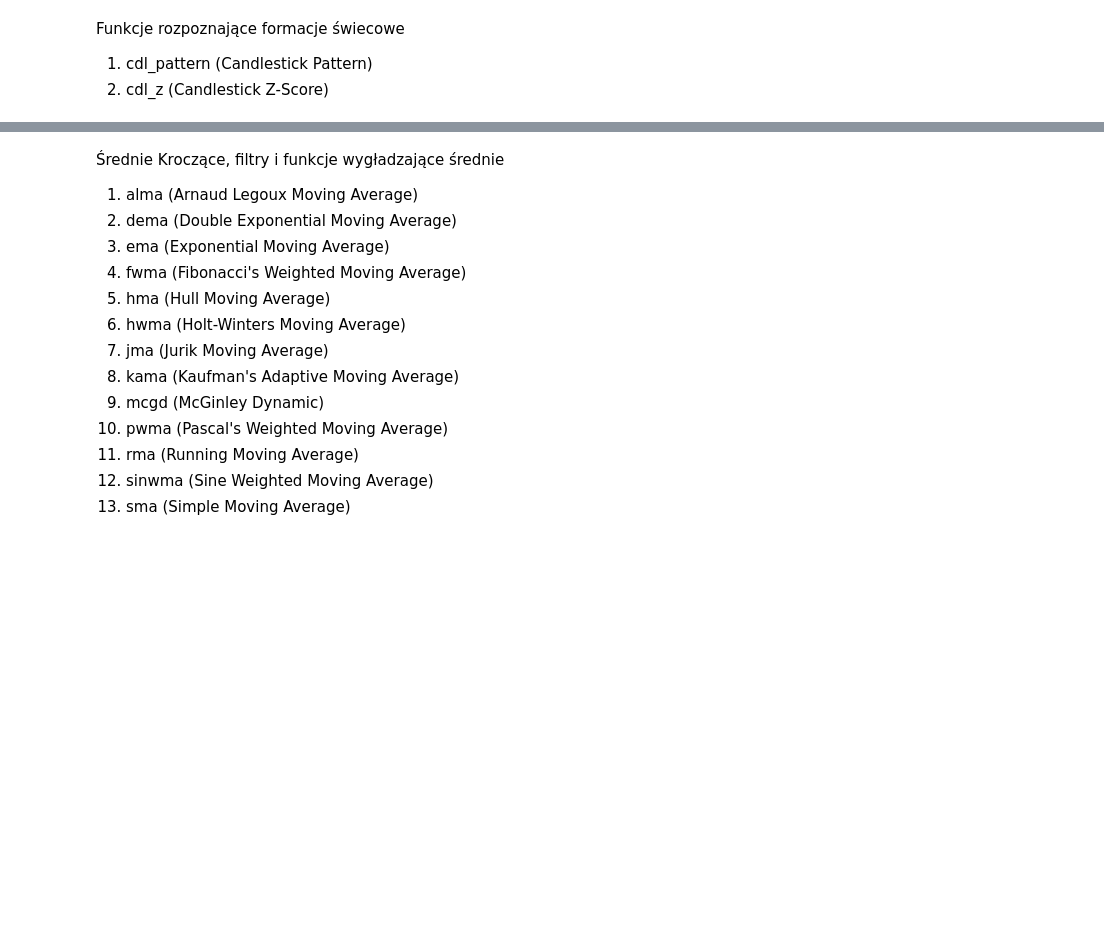
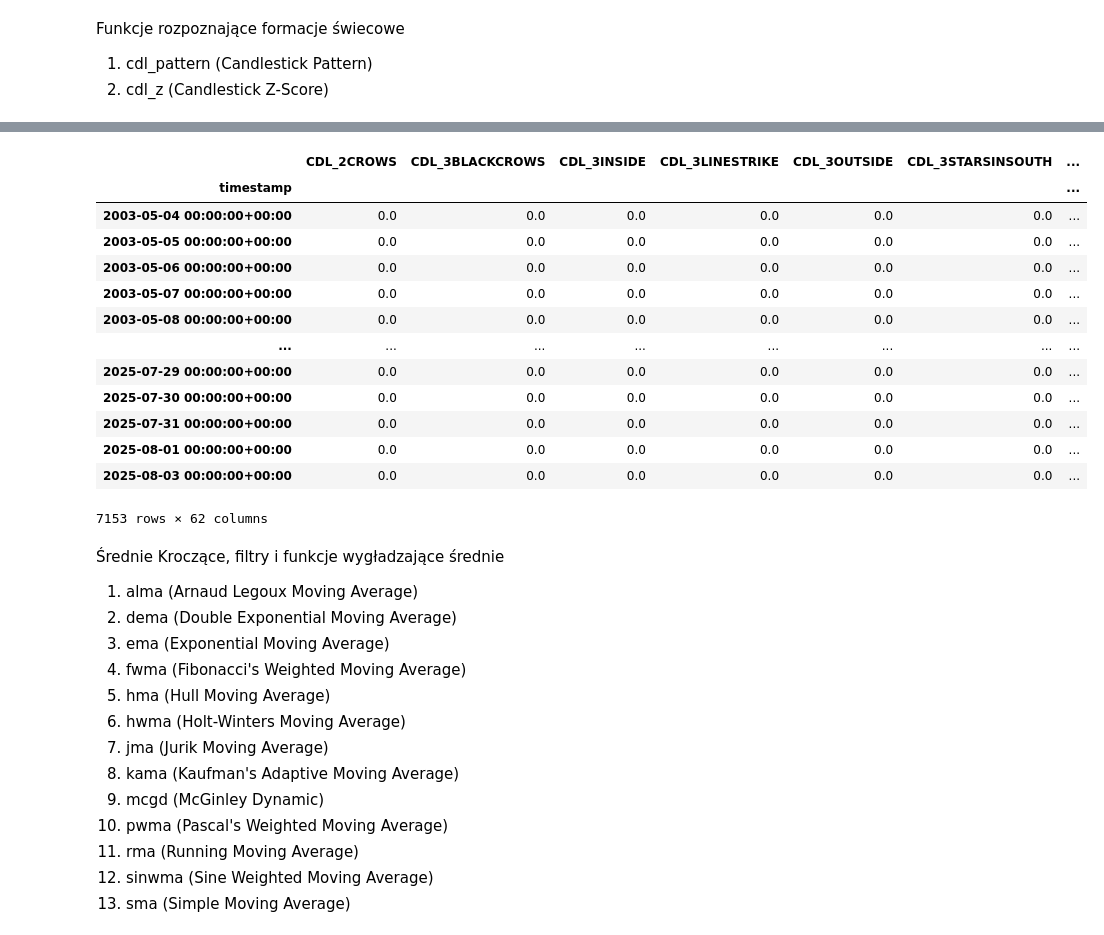
Before and after one commit to MichalTretowski/Trading_model, a Jupyter notebook: Trading.ipynb, the cells around one changed output, grey strips where cells are left out. Cells and saved outputs as stored; diff of their text form; code cells hidden in the pictures; blank space fills up the shorter version.

Commit message:
TA-Lib instalation and first candle patterns recognition function implementation

```diff
--- a/Trading.ipynb
+++ b/Trading.ipynb
@@ -1919,7 +1933,22 @@ help(ta.cdl_pattern)
 # %%
 # 1. Candlestick Pattern, ustawienia standardowe
-# Default Inputs:  <- parametry do modyfikacji
-df.ta.cdl_pattern(append=True)
+# Default Inputs: name='all', scalar=100, offset=0 <- parametry do modyfikacji
+df.ta.cdl_pattern(name="all", append=True)
+# %% [output]
+|  | CDL_2CROWS | CDL_3BLACKCROWS | CDL_3INSIDE | CDL_3LINESTRIKE | CDL_3OUTSIDE | CDL_3STARSINSOUTH | ... |
+| timestamp |  |  |  |  |  |  | ... |
+| 2003-05-04 00:00:00+00:00 | 0.0 | 0.0 | 0.0 | 0.0 | 0.0 | 0.0 | ... |
+| 2003-05-05 00:00:00+00:00 | 0.0 | 0.0 | 0.0 | 0.0 | 0.0 | 0.0 | ... |
+| 2003-05-06 00:00:00+00:00 | 0.0 | 0.0 | 0.0 | 0.0 | 0.0 | 0.0 | ... |
+| 2003-05-07 00:00:00+00:00 | 0.0 | 0.0 | 0.0 | 0.0 | 0.0 | 0.0 | ... |
+| 2003-05-08 00:00:00+00:00 | 0.0 | 0.0 | 0.0 | 0.0 | 0.0 | 0.0 | ... |
+| ... | ... | ... | ... | ... | ... | ... | ... |
+| 2025-07-29 00:00:00+00:00 | 0.0 | 0.0 | 0.0 | 0.0 | 0.0 | 0.0 | ... |
+| 2025-07-30 00:00:00+00:00 | 0.0 | 0.0 | 0.0 | 0.0 | 0.0 | 0.0 | ... |
+| 2025-07-31 00:00:00+00:00 | 0.0 | 0.0 | 0.0 | 0.0 | 0.0 | 0.0 | ... |
+| 2025-08-01 00:00:00+00:00 | 0.0 | 0.0 | 0.0 | 0.0 | 0.0 | 0.0 | ... |
+| 2025-08-03 00:00:00+00:00 | 0.0 | 0.0 | 0.0 | 0.0 | 0.0 | 0.0 | ... |
+7153 rows × 62 columns
 # %%
 help(ta.cdl_z)
 # %%
```
Also changed, not shown: parts of 104 cells of this notebook.
